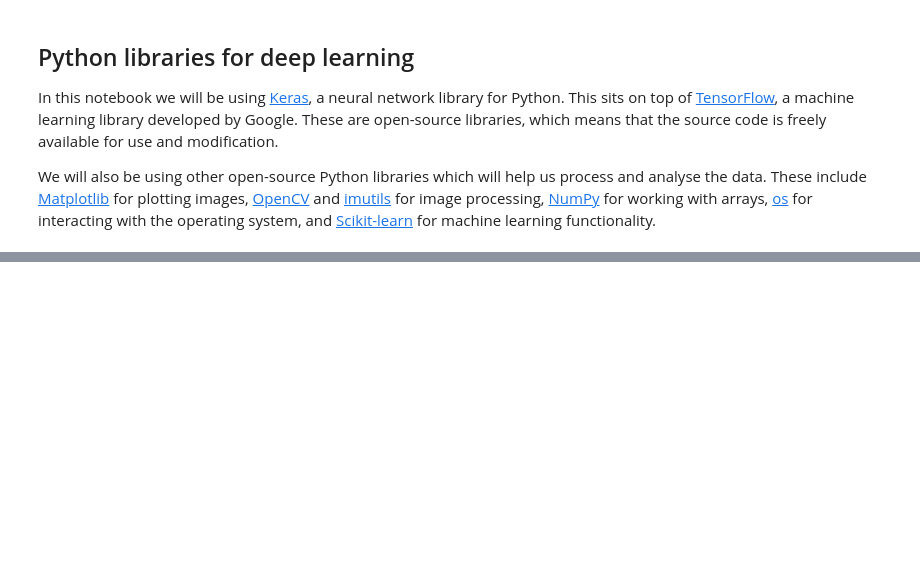
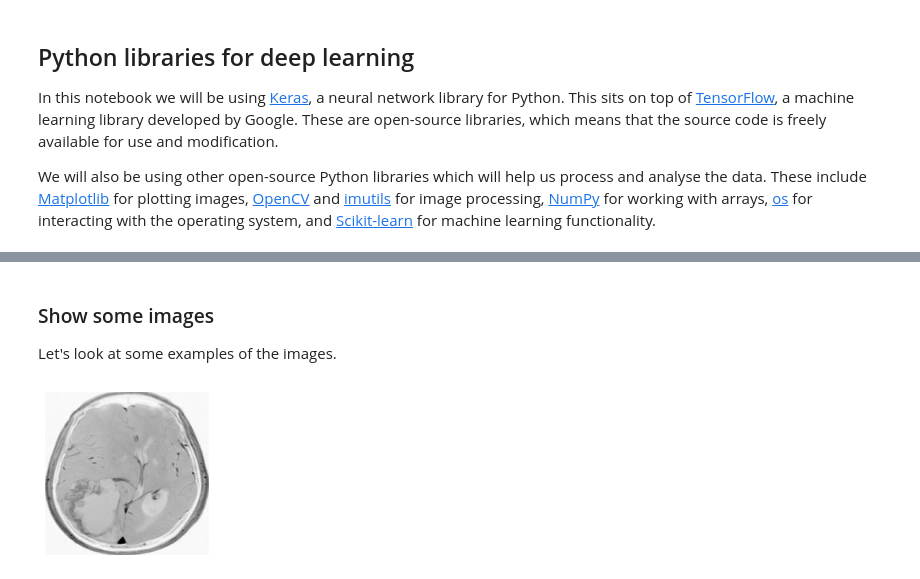
Before and after one commit to plymouth-neuroimaging/research-academy, a Jupyter notebook: 03_Keras/neural_networks.ipynb, the cells around one changed output, grey strips where cells are left out. Cells and saved outputs as stored; diff of their text form; code cells hidden in the pictures; blank space fills up the shorter version.

Commit message:
Add neural network example

```diff
--- a/03_Keras/neural_networks.ipynb
+++ b/03_Keras/neural_networks.ipynb
@@ -51,0 +171,2 @@ For a quick example of using deep learning in Python for medical imaging, we wil
+# %%
+X = crop_imgs(X)
@@ -51,0 +179,31 @@ For a quick example of using deep learning in Python for medical imaging, we wil
+# %%
+def resize_imgs(set_name, img_size=(100,100)):
+    """
+    Resize
+    """
+    set_new = []
+    for img in set_name:
+        img = cv2.resize(
+            img,
+            dsize=img_size,
+            interpolation=cv2.INTER_CUBIC
+        )
+        set_new.append(img)
+    return np.array(set_new)
+# %%
+X = resize_imgs(X, (224,224))
+# %% [markdown]
+### Show some images
+
+Let's look at some examples of the images.
+# %%
+def plot_image(img):
+    fig, ax = plt.subplots(figsize=(3,3))
+    ax.imshow(img, cmap='binary')
+    ax.set_axis_off()
+    plt.show()
+# %%
+# Show tumour (first image)
+plot_image(X[0])
+# %% [output]
+[figure, added]
```
Also changed, not shown: parts of 32 cells of this notebook.
